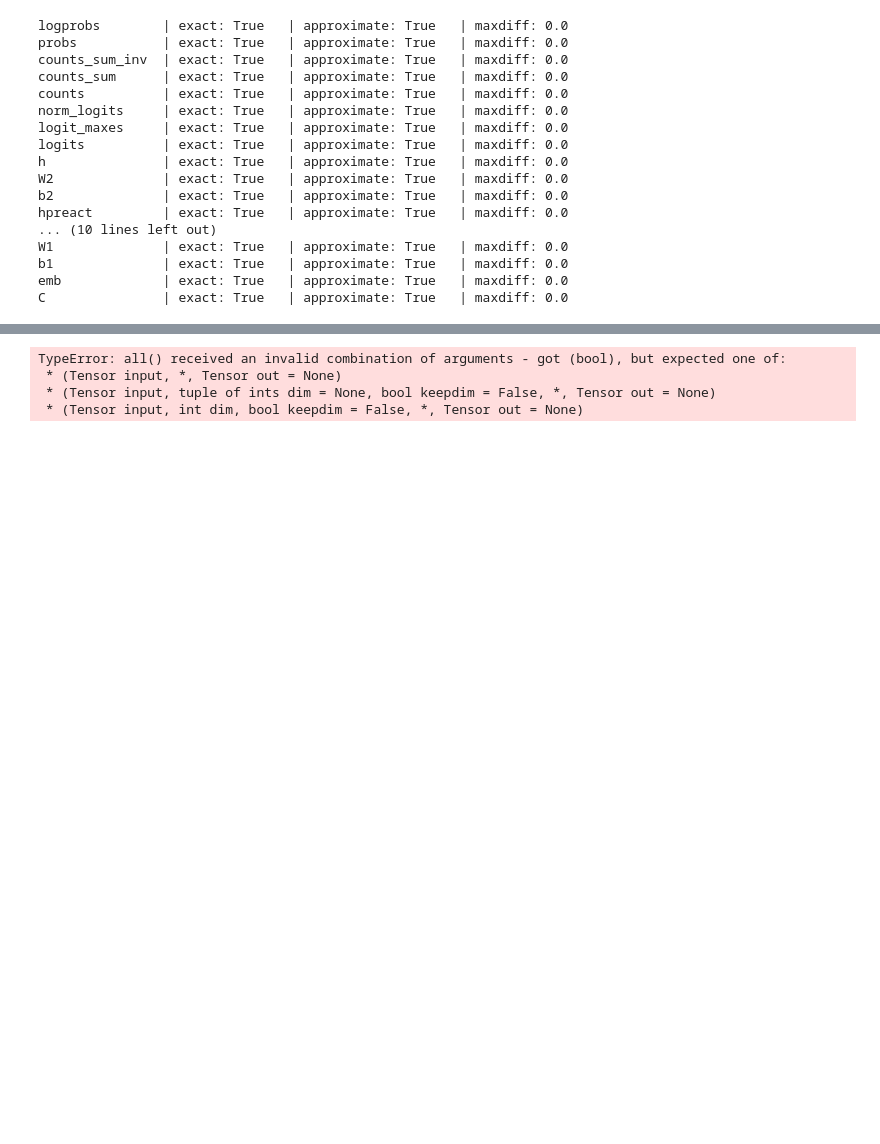
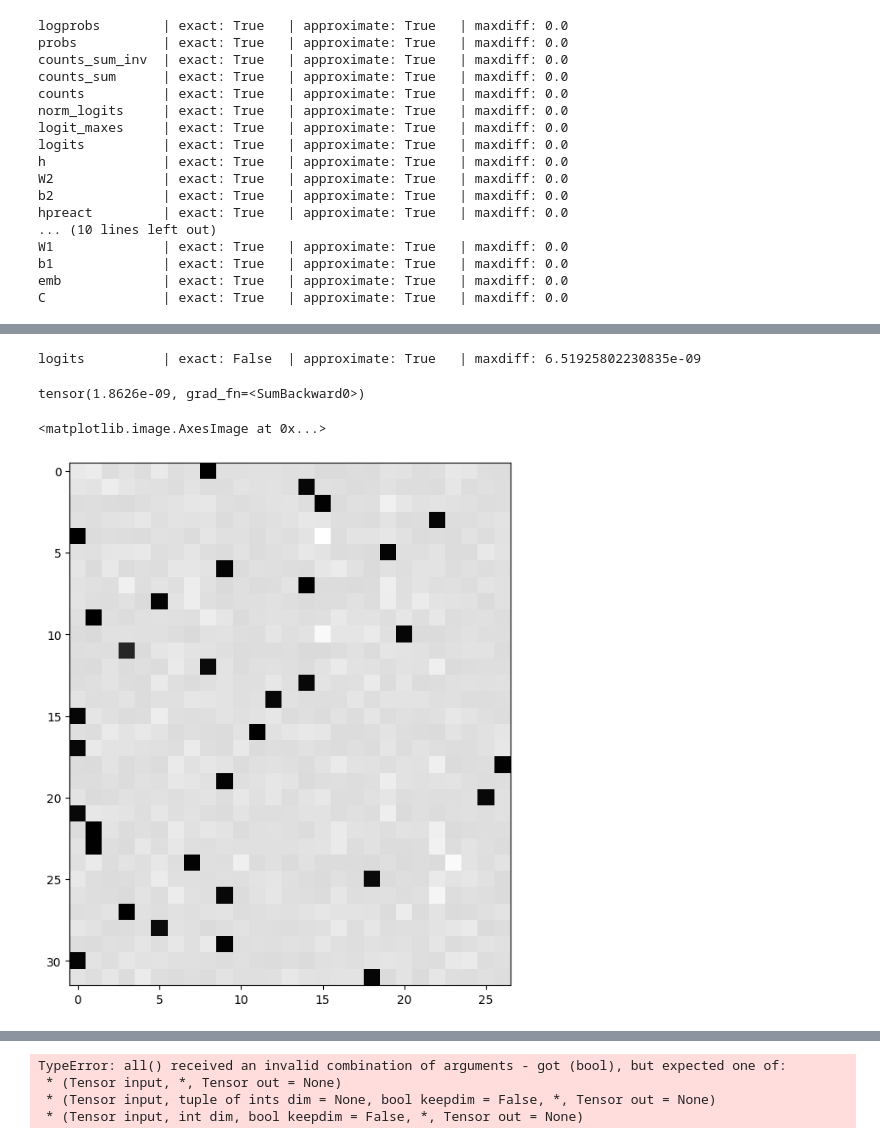
Before and after one commit to AliAbdallah454/MakeMore, a Jupyter notebook: build_makemore_backprop_ninja.ipynb, the cells around one changed output, grey strips where cells are left out. Saved outputs shown, nothing was run; the diff lists cells and outputs as text; code cells hidden in the pictures; blank space fills up the shorter version.

```diff
--- a/build_makemore_backprop_ninja.ipynb
+++ b/build_makemore_backprop_ninja.ipynb
@@ -369,12 +384,38 @@ print(loss_fast.item(), 'diff:', (loss_fast - loss).item())
+# %%
+logits_sm = logits.softmax(dim=1)
+dlogits = torch.zeros_like(logits_sm)
+
+for i in range(logits_sm.shape[0]):
+    for j in range(logits_sm.shape[1]):
+        dlogits[i, j] = logits_sm[i, j]
+    idx = Yb[i]
+    dlogits[i, idx] -= 1.0
+dlogits /= n
+
+# dlogits = logits.softmax(dim=1)
+# dlogits[range(n), Yb] -= 1.0             <- More pytorchy implementation
+# dlogits /= n
 # %%
 # backward pass
 
 # -----------------
 # YOUR CODE HERE :)
-dlogits = None # TODO. my solution is 3 lines
+dlogits = dlogits # TODO. my solution is 3 lines
 # -----------------
 
-#cmp('logits', dlogits, logits) # I can only get approximate to be true, my maxdiff is 6e-9
+cmp('logits', dlogits, logits) # I can only get approximate to be true, my maxdiff is 6e-9
+# %% [output]
+logits          | exact: False  | approximate: True   | maxdiff: 6.51925802230835e-09
+# %%
+dlogits[0].sum() # the sum is 0, which mean that the push of the correct logit is equal to the pull of the wrong ones in the exmaple
+# %% [output]
+tensor(1.8626e-09, grad_fn=<SumBackward0>)
+# %%
+plt.figure(figsize=(8, 8))
+plt.imshow(dlogits.detach(), cmap='gray')
+# %% [output]
+<matplotlib.image.AxesImage at 0x...>
+[figure, added]
 # %%
 # Exercise 3: backprop through batchnorm but all in one go
 # to complete this challenge look at the mathematical expression of the output of batchnorm,
```
Also changed, not shown: parts of 7 cells of this notebook.
